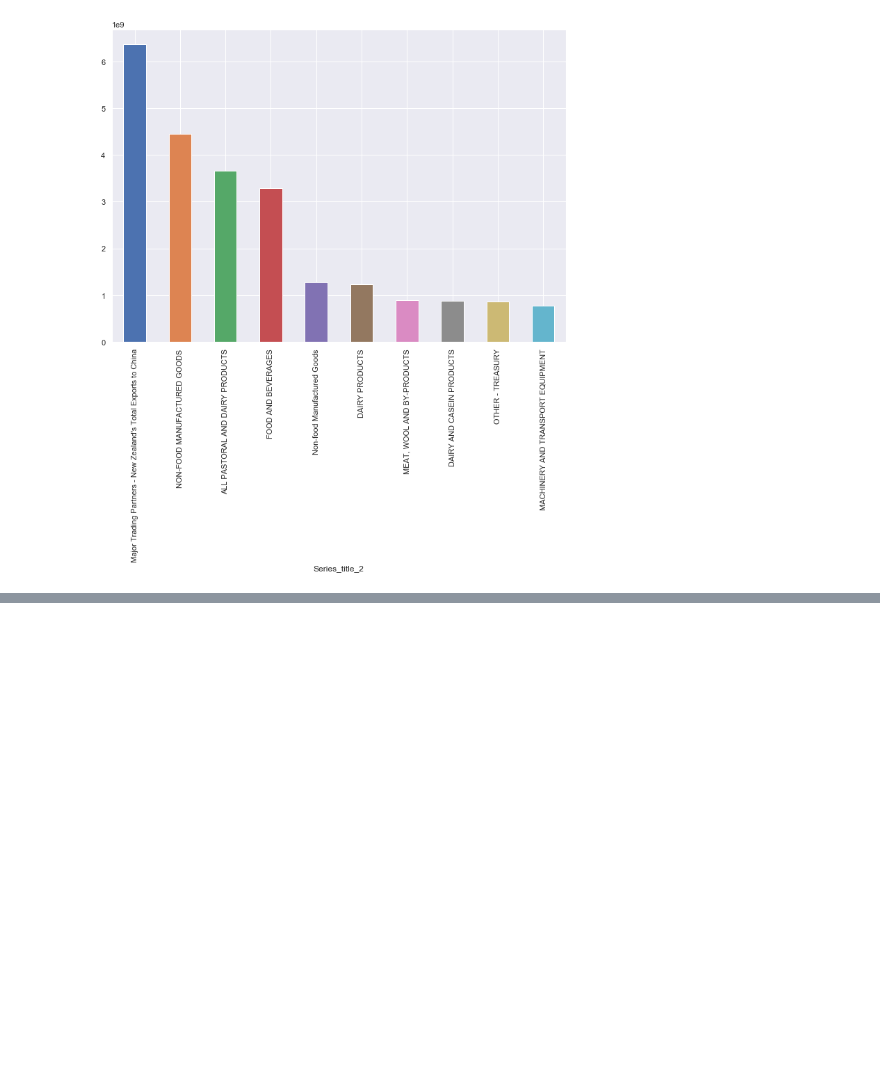
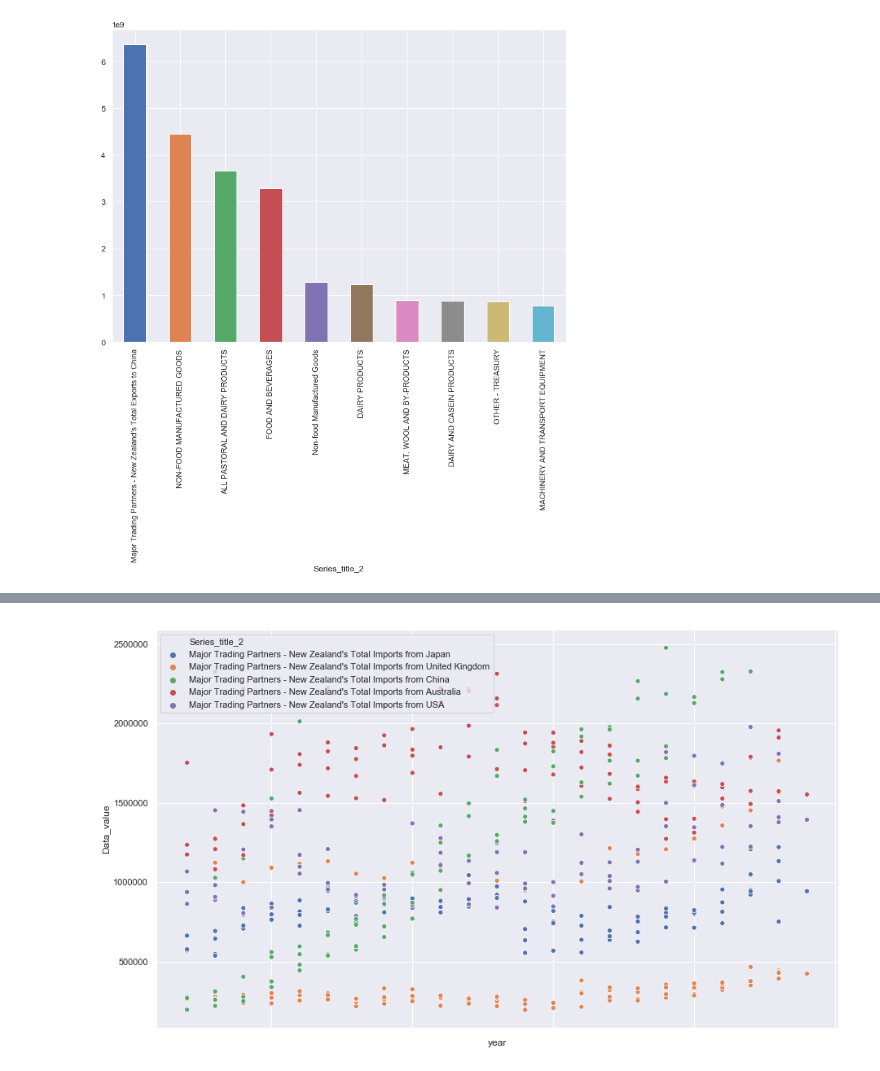
Before and after one commit to shushiej/nz_govt_open_data, a Jupyter notebook: initial_analysis.ipynb, the cells around one changed output, grey strips where cells are left out. Drawn from its saved outputs; the diff is of its cells as text; code cells hidden in the pictures; blank space fills up the shorter version.

```diff
--- a/initial_analysis.ipynb
+++ b/initial_analysis.ipynb
@@ -173,0 +187,7 @@ df_countries_exports.describe()
+# %%
+f, ax = plt.subplots(figsize=(15, 9))
+g = sns.scatterplot(x='year', y='Data_value', data=df_countries_imports, hue='Series_title_2')
+ax.set_xticklabels(ax.get_xticklabels(), rotation=30)
+plt.show()
+# %% [output]
+[figure, added]
```
Also changed, not shown: parts of 7 cells of this notebook, 1 other file.
